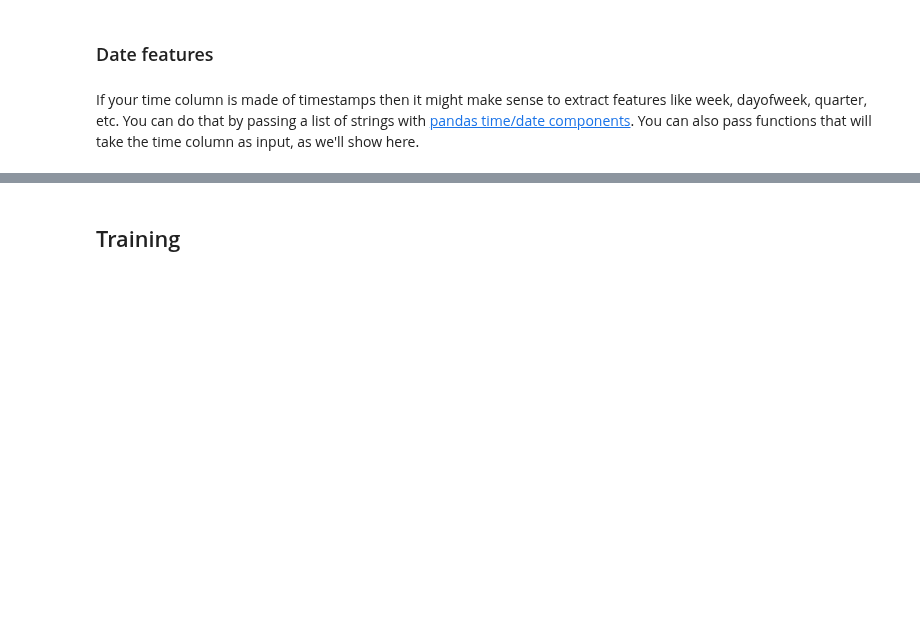
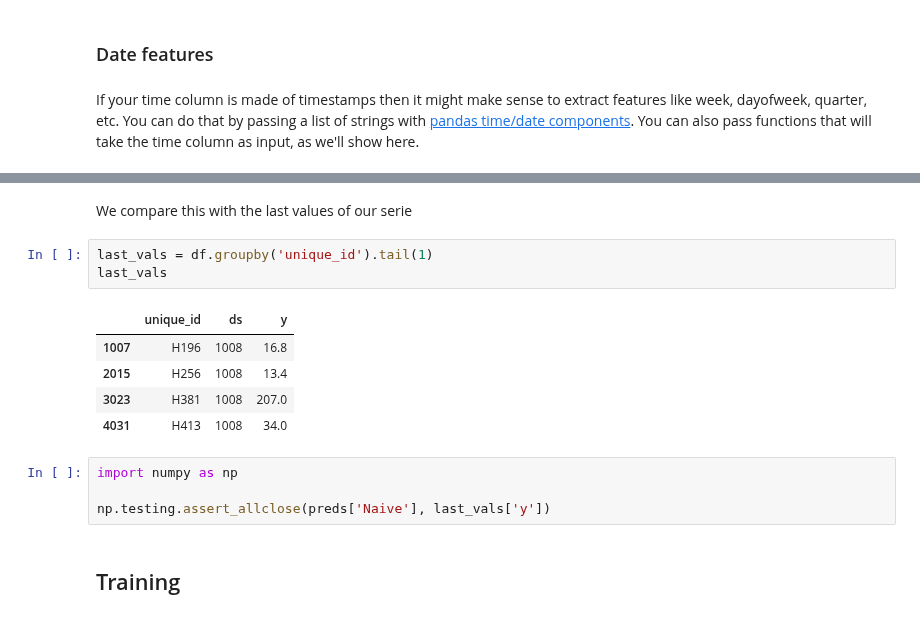
Before and after one commit to Nixtla/mlforecast, a Jupyter notebook: nbs/docs/end_to_end_walkthrough.ipynb, the cells around one changed output, grey strips where cells are left out. Saved outputs shown, nothing was run; the diff lists cells and outputs as text; blank space fills up the shorter version.

```diff
--- a/nbs/docs/end_to_end_walkthrough.ipynb
+++ b/nbs/docs/end_to_end_walkthrough.ipynb
@@ -203,3 +271,18 @@ prep
+# %% [markdown]
+We compare this with the last values of our serie
+# %%
+last_vals = df.groupby('unique_id').tail(1)
+last_vals
+# %% [output]
+|  | unique_id | ds | y |
+| 1007 | H196 | 1008 | 16.8 |
+| 2015 | H256 | 1008 | 13.4 |
+| 3023 | H381 | 1008 | 207.0 |
+| 4031 | H413 | 1008 | 34.0 |
+# %%
+import numpy as np
+
+np.testing.assert_allclose(preds['Naive'], last_vals['y'])
 # %% [markdown]
 ## Training
 # %% [markdown]
```
Also changed, not shown: parts of 24 cells of this notebook, 10 other files.
